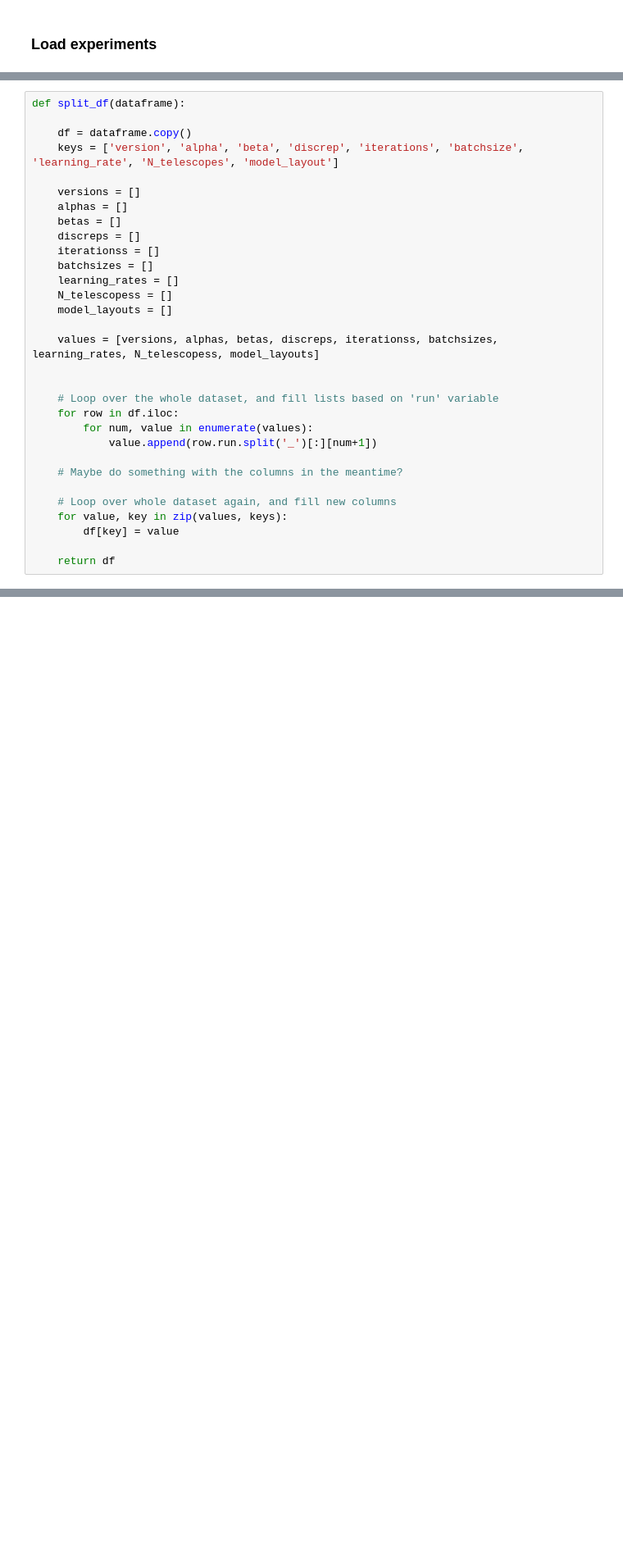
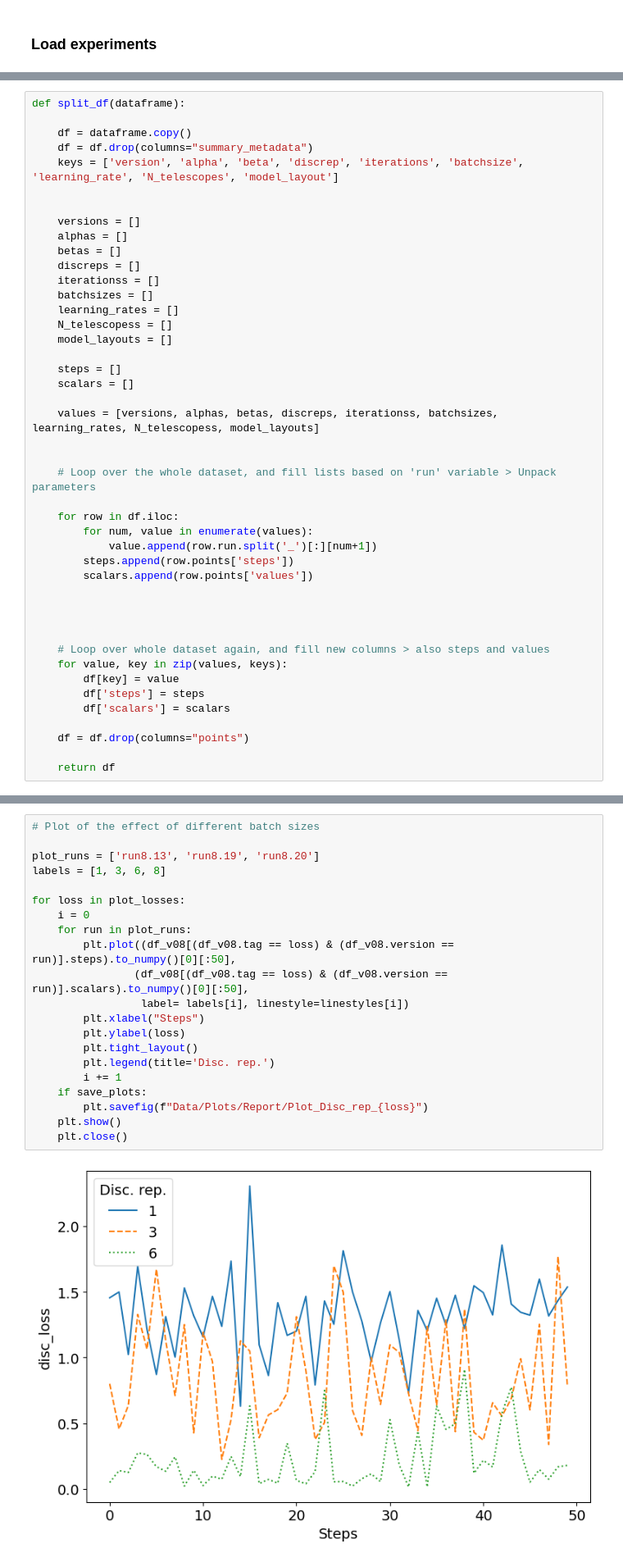
Before and after one commit to Yurivanderburg/II_GAN, a Jupyter notebook: Ellipsoids/Analysis.ipynb, the cells around one changed output, grey strips where cells are left out. Shown at 82% size. Drawn from its saved outputs; the diff is of its cells as text; blank space fills up the shorter version.

```diff
--- a/Ellipsoids/Analysis.ipynb
+++ b/Ellipsoids/Analysis.ipynb
@@ -23,7 +34,9 @@ losses = ['disc_loss', 'gen_gan_loss', 'gen_l1_loss', 'gen_total_loss']
 def split_df(dataframe):
 
     df = dataframe.copy()
+    df = df.drop(columns="summary_metadata")
     keys = ['version', 'alpha', 'beta', 'discrep', 'iterations', 'batchsize', 'learning_rate', 'N_telescopes', 'model_layout']
+
 
     versions = []
     alphas = []
@@ -35,18 +48,29 @@ def split_df(dataframe):
     N_telescopess = []
     model_layouts = []
 
+    steps = []
+    scalars = []
+
     values = [versions, alphas, betas, discreps, iterationss, batchsizes, learning_rates, N_telescopess, model_layouts]
 
 
-    # Loop over the whole dataset, and fill lists based on 'run' variable
+    # Loop over the whole dataset, and fill lists based on 'run' variable > Unpack parameters
+
     for row in df.iloc:
         for num, value in enumerate(values):
             value.append(row.run.split('_')[:][num+1])
+        steps.append(row.points['steps'])
+        scalars.append(row.points['values'])
 
-    # Maybe do something with the columns in the meantime?
 
-    # Loop over whole dataset again, and fill new columns
+
+
+    # Loop over whole dataset again, and fill new columns > also steps and values
     for value, key in zip(values, keys):
         df[key] = value
+        df['steps'] = steps
+        df['scalars'] = scalars
+
+    df = df.drop(columns="points")
 
     return df
@@ -83,0 +130,23 @@ plt.show()
+# %%
+# Plot of the effect of different batch sizes
+
+plot_runs = ['run8.13', 'run8.19', 'run8.20']
+labels = [1, 3, 6, 8]
+
+for loss in plot_losses:
+    i = 0
+    for run in plot_runs:
+        plt.plot((df_v08[(df_v08.tag == loss) & (df_v08.version == run)].steps).to_numpy()[0][:50],
+                (df_v08[(df_v08.tag == loss) & (df_v08.version == run)].scalars).to_numpy()[0][:50],
+                 label= labels[i], linestyle=linestyles[i])
+        plt.xlabel("Steps")
+        plt.ylabel(loss)
+        plt.tight_layout()
+        plt.legend(title='Disc. rep.')
+        i += 1
+    if save_plots:
+        plt.savefig(f"Data/Plots/Report/Plot_Disc_rep_{loss}")
+    plt.show()
+    plt.close()
+# %% [output]
+[figure, added]
```
Also changed, not shown: parts of 22 cells of this notebook, 8 other files.
